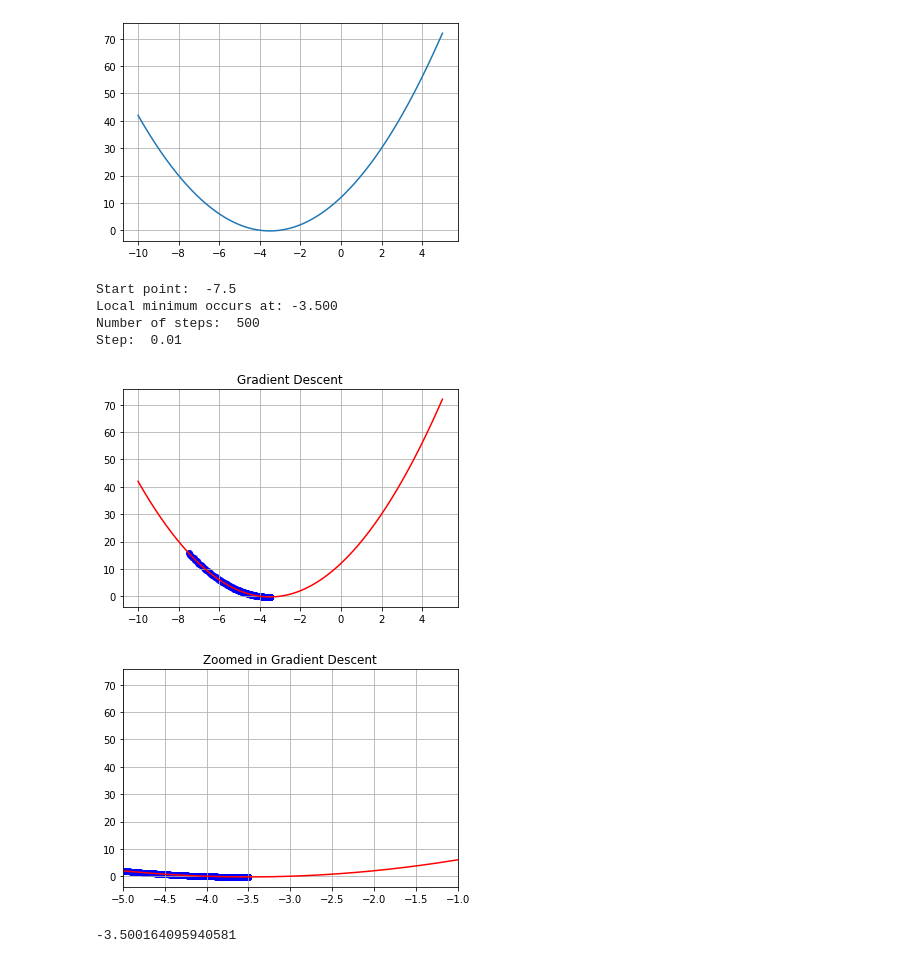
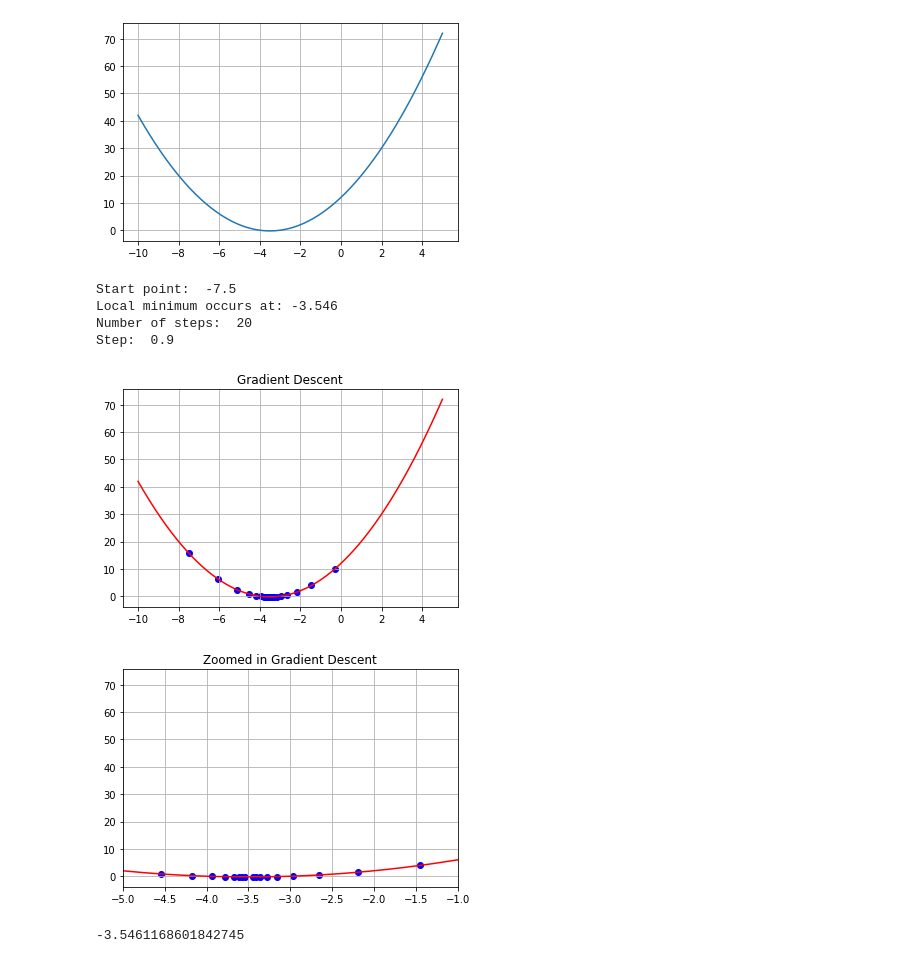
Before and after one commit to yonehai/ML-labs, a Jupyter notebook: lab4_ML.ipynb, the cells around one changed output. Drawn from its saved outputs; the diff is of its cells as text; code cells hidden in the pictures.

```diff
--- a/lab4_ML.ipynb
+++ b/lab4_ML.ipynb
@@ -49,15 +49,15 @@ def gradient_iterations(x_start, iterations, step): # крок = швидкіс
     return x_start
 # %%
 start_point =  -7.5 #@param {type:"number"}
-num_of_iterations = 500 #@param {type:"slider", min:0, max:500, step:10}
-step = 0.01 #@param {type:"number"}
+num_of_iterations = 20 #@param {type:"slider", min:0, max:500, step:10}
+step = 0.9 #@param {type:"number"}
 
 gradient_iterations(start_point, num_of_iterations, step)
 # %% [output]
 Start point:  -7.5
-Local minimum occurs at: -3.500
-Number of steps:  500
-Step:  0.01
+Local minimum occurs at: -3.546
+Number of steps:  20
+Step:  0.9
-[figure, old version]
+[figure, new version]
-[figure, old version]
+[figure, new version]
--3.500164095940581
+-3.5461168601842745
```
